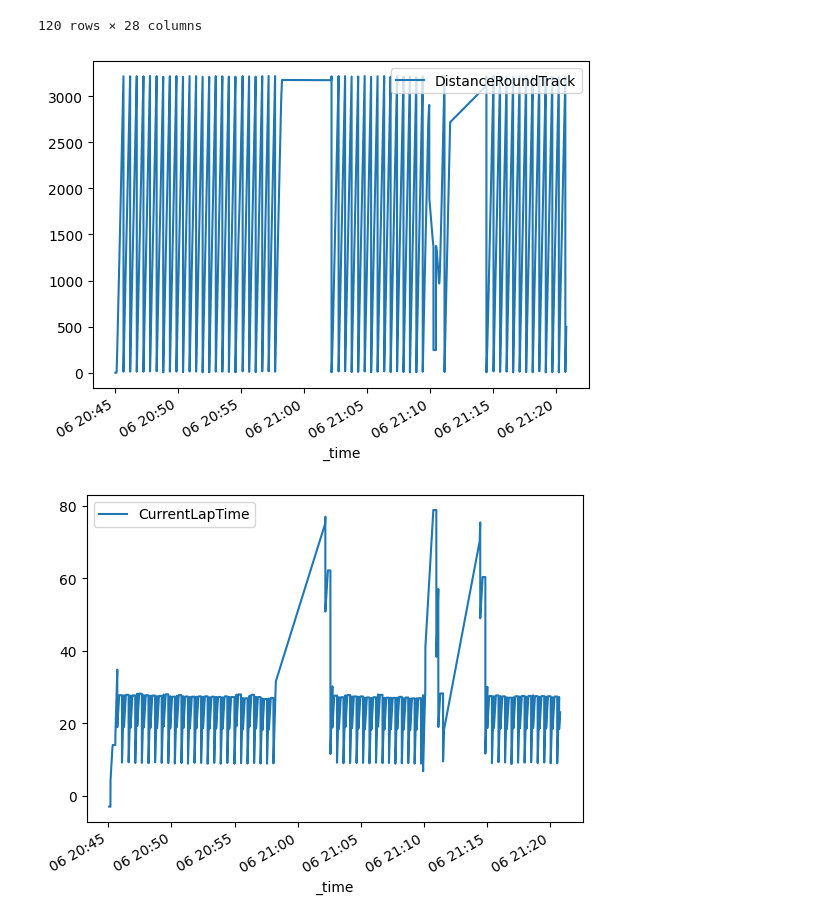
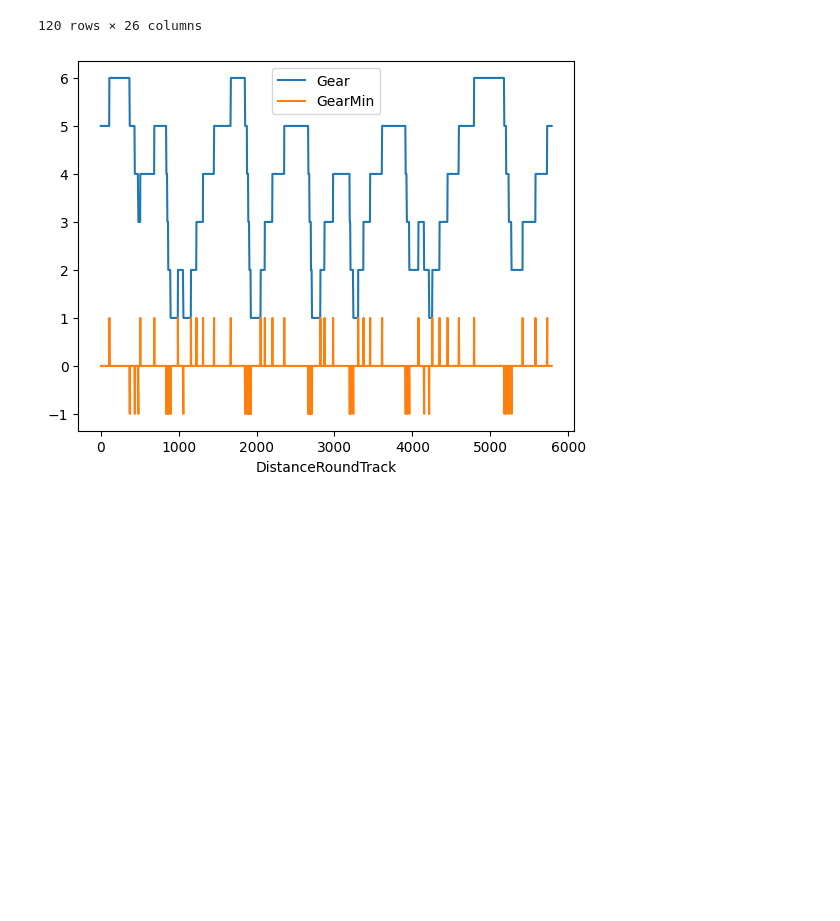
Before and after one commit to b4mad/racing, a Jupyter notebook: notebooks/inspect_lap.ipynb, the cells around one changed output. Drawn from its saved outputs; the diff is of its cells as text; code cells hidden in the pictures; blank space fills up the shorter version.

```diff
--- a/notebooks/inspect_lap.ipynb
+++ b/notebooks/inspect_lap.ipynb
@@ -58,8 +58,19 @@ df["CurrentLap"] = df["CurrentLap"].astype(int)
 # plot the CurrentLapTime and DistanceOnTrack column
 
 # plat _time on the x axis and CurrentLapTime and CurrentLap on the y axis
-df.plot(x="_time", y=["DistanceRoundTrack"])
-df.plot(x="_time", y=["CurrentLapTime"])
+# df.plot(x="DistanceRoundTrack", y="Gear")
+# df.plot(x="_time", y=["CurrentLapTime"])
+
+# df.head(120)
+
+# remove all rows with Gear == 0
+df = df[df["Gear"] != 0]
+
+# find every local minimum for Gear and set the result to GearMin
+df["GearMin"] = df["Gear"].diff()
+
+# plot GearMin and Gear on the y axis and DistanceRoundTrack on the x axis
+df.plot(x="DistanceRoundTrack", y=["Gear", "GearMin"])
 
 df.head(120)
 # %% [output]
@@ -78,6 +89,5 @@ df.head(120)
-120 rows × 28 columns
+120 rows × 26 columns
-[figure, old version]
+[figure, new version]
-[figure, removed]
 # %%
 # select CurrentLapTime == 2
 # plot WorldPosition_x WorldPosition_x and WorldPosition_z as a 3d plot
```
Also changed, not shown: parts of 4 cells of this notebook, 5 other files.
